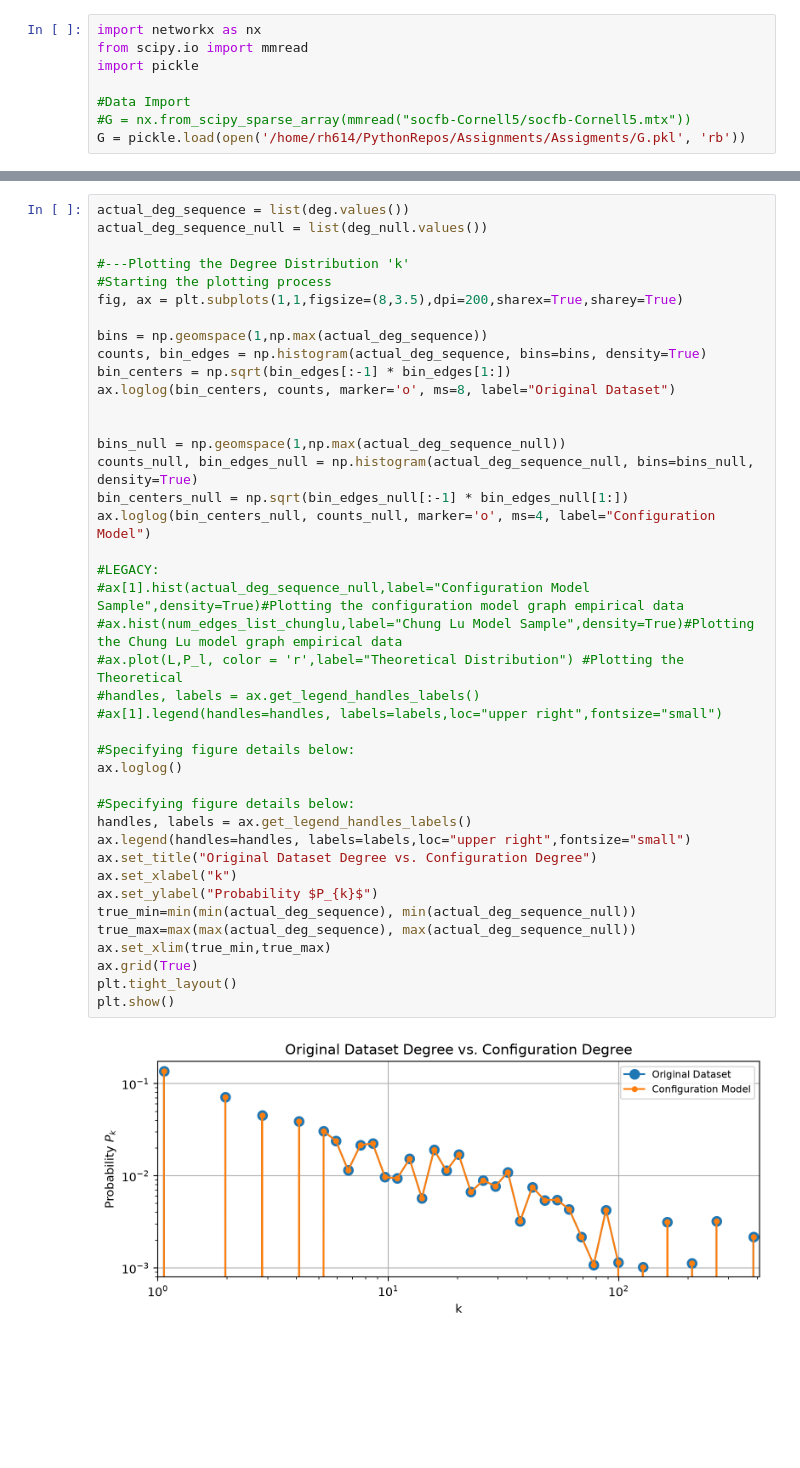
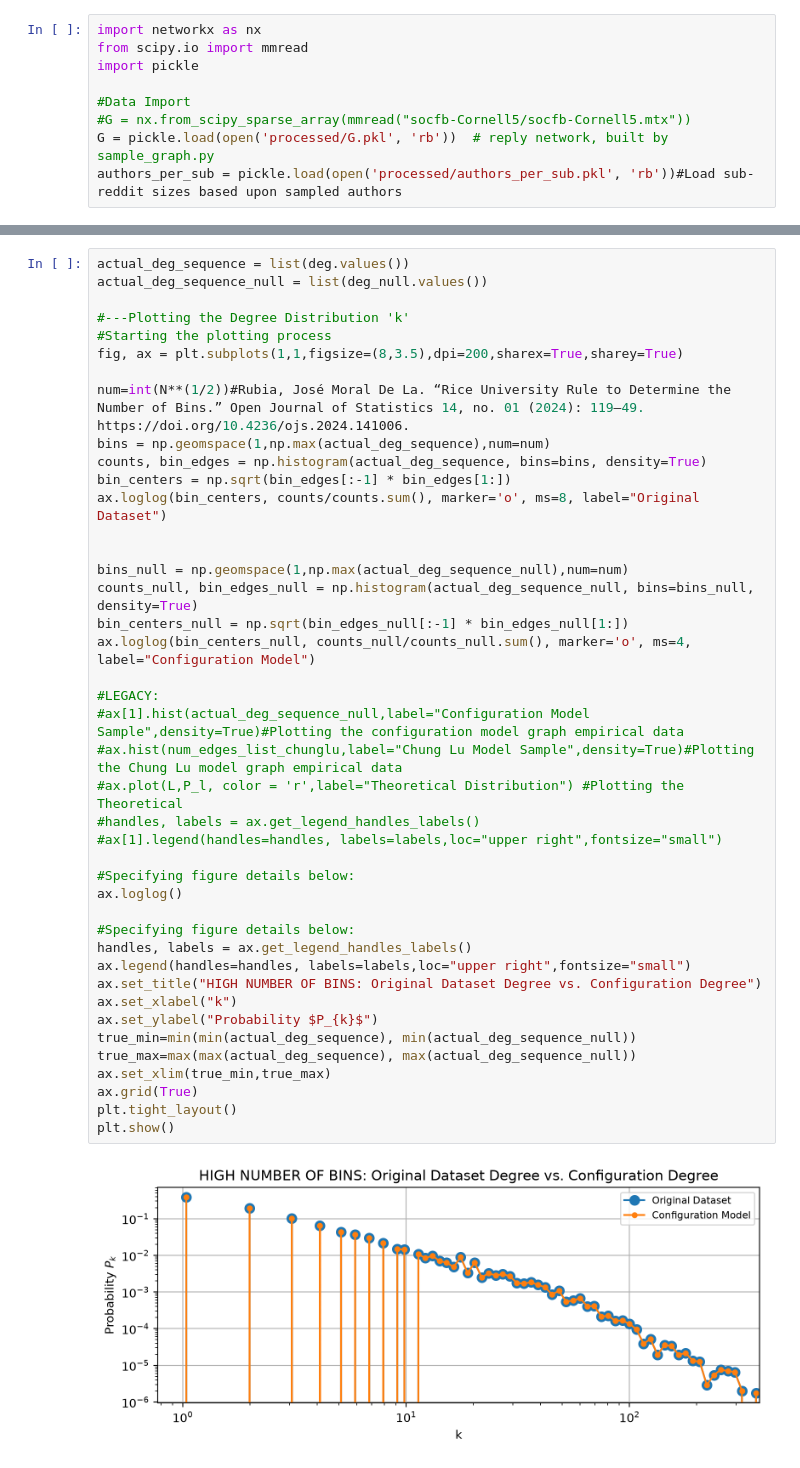
Before and after one commit to rhughes74/Assignments, a Jupyter notebook: FINAL PROJECT/graph_analysis.ipynb, the cells around one changed output, grey strips where cells are left out. Saved outputs shown, nothing was run; the diff lists cells and outputs as text; blank space fills up the shorter version.

```diff
--- a/FINAL PROJECT/graph_analysis.ipynb
+++ b/FINAL PROJECT/graph_analysis.ipynb
@@ -5,7 +5,8 @@ import pickle
 
 #Data Import
 #G = nx.from_scipy_sparse_array(mmread("socfb-Cornell5/socfb-Cornell5.mtx"))
-G = pickle.load(open('/home/rh614/PythonRepos/Assignments/Assigments/G.pkl', 'rb'))
+G = pickle.load(open('processed/G.pkl', 'rb'))  # reply network, built by sample_graph.py
+authors_per_sub = pickle.load(open('processed/authors_per_sub.pkl', 'rb'))#Load sub-reddit sizes based upon sampled authors
 # %%
 #Simple Network Stats
 import numpy as np
@@ -187,39 +435,40 @@ actual_deg_sequence_null = list(deg_null.values())
 #Starting the plotting process
 fig, ax = plt.subplots(1,1,figsize=(8,3.5),dpi=200,sharex=True,sharey=True)
 
-bins = np.geomspace(1,np.max(actual_deg_sequence))
+num=int(N**(1/2))#Rubia, José Moral De La. “Rice University Rule to Determine the Number of Bins.” Open Journal of Statistics 14, no. 01 (2024): 119–49. https://doi.org/10.4236/ojs.2024.141006.
+bins = np.geomspace(1,np.max(actual_deg_sequence),num=num)
 counts, bin_edges = np.histogram(actual_deg_sequence, bins=bins, density=True)
 bin_centers = np.sqrt(bin_edges[:-1] * bin_edges[1:])
-ax.loglog(bin_centers, counts, marker='o', ms=8, label="Original Dataset")
+ax.loglog(bin_centers, counts/counts.sum(), marker='o', ms=8, label="Original Dataset")
 
 
-bins_null = np.geomspace(1,np.max(actual_deg_sequence_null))
+bins_null = np.geomspace(1,np.max(actual_deg_sequence_null),num=num)
 counts_null, bin_edges_null = np.histogram(actual_deg_sequence_null, bins=bins_null, density=True)
 bin_centers_null = np.sqrt(bin_edges_null[:-1] * bin_edges_null[1:])
-ax.loglog(bin_centers_null, counts_null, marker='o', ms=4, label="Configuration Model")
+ax.loglog(bin_centers_null, counts_null/counts_null.sum(), marker='o', ms=4, label="Configuration Model")
 
 #LEGACY:
 #ax[1].hist(actual_deg_sequence_null,label="Configuration Model Sample",density=True)#Plotting the configuration model graph empirical data
 #ax.hist(num_edges_list_chunglu,label="Chung Lu Model Sample",density=True)#Plotting the Chung Lu model graph empirical data
 #ax.plot(L,P_l, color = 'r',label="Theoretical Distribution") #Plotting the Theoretical
 #handles, labels = ax.get_legend_handles_labels()
 #ax[1].legend(handles=handles, labels=labels,loc="upper right",fontsize="small")
 
 #Specifying figure details below:
 ax.loglog()
 
 #Specifying figure details below:
 handles, labels = ax.get_legend_handles_labels()
 ax.legend(handles=handles, labels=labels,loc="upper right",fontsize="small")
-ax.set_title("Original Dataset Degree vs. Configuration Degree")
+ax.set_title("HIGH NUMBER OF BINS: Original Dataset Degree vs. Configuration Degree")
 ax.set_xlabel("k")
 ax.set_ylabel("Probability $P_{k}$")
 true_min=min(min(actual_deg_sequence), min(actual_deg_sequence_null))
 true_max=max(max(actual_deg_sequence), max(actual_deg_sequence_null))
 ax.set_xlim(true_min,true_max)
 ax.grid(True)
 plt.tight_layout()
 plt.show()
 # %% [output]
-[figure, old version]
+[figure, new version]
 # %% [markdown]
```
Also changed, not shown: parts of 27 cells of this notebook, 17 other files.
